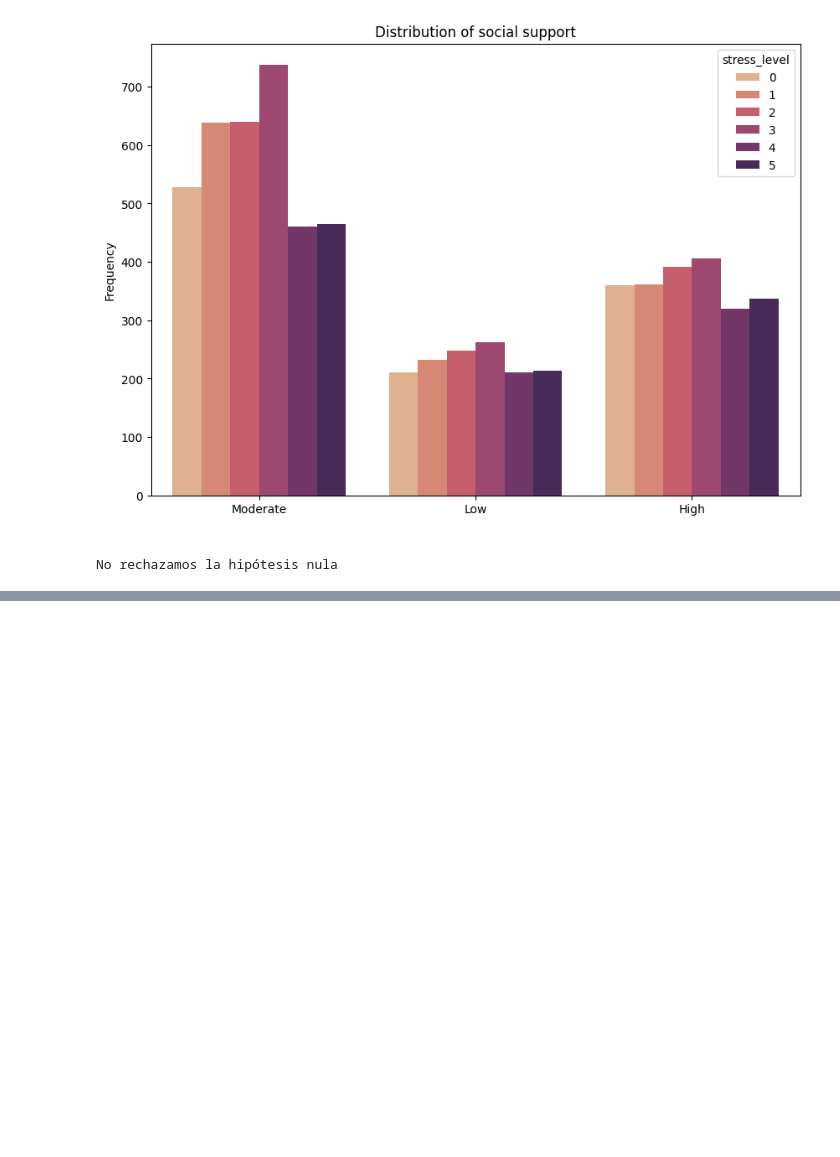
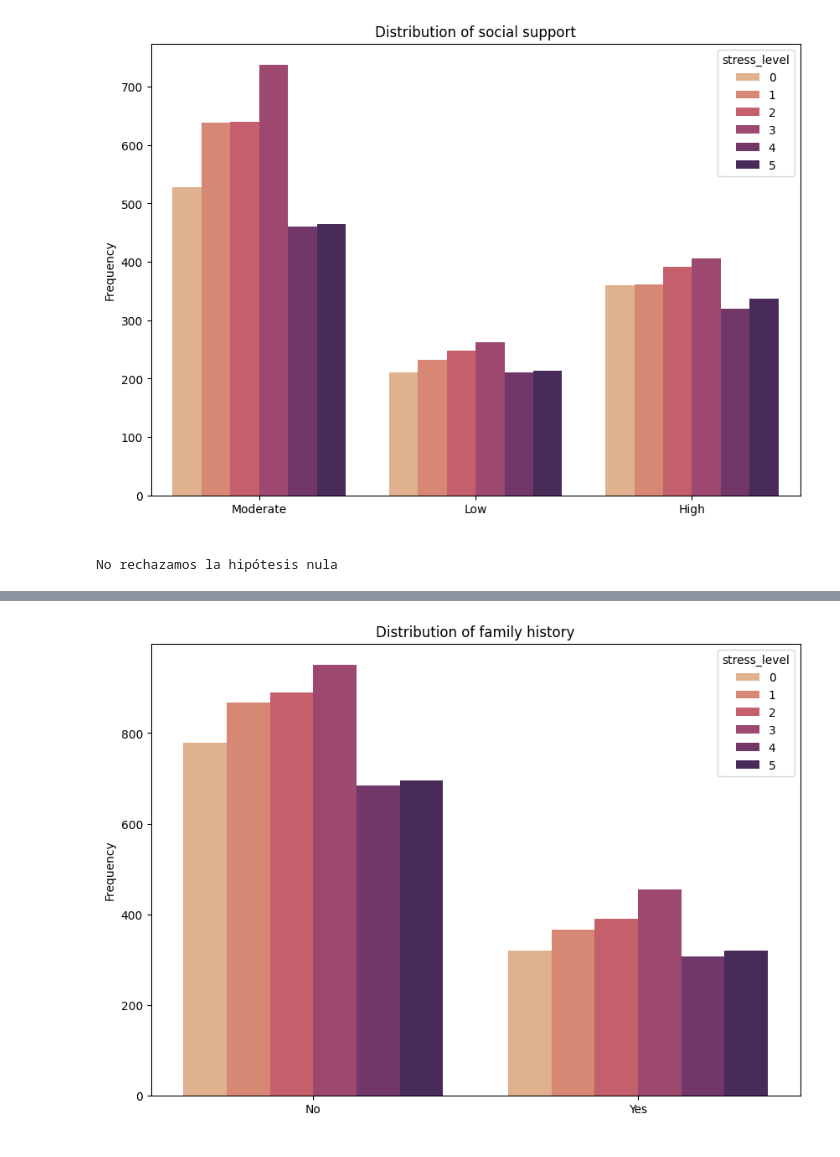
Before and after one commit to emmawv/EDA, a Jupyter notebook: src/EDA.ipynb, the cells around one changed output, grey strips where cells are left out. Drawn from its saved outputs; the diff is of its cells as text; code cells hidden in the pictures; blank space fills up the shorter version.

```diff
--- a/src/EDA.ipynb
+++ b/src/EDA.ipynb
@@ -721,0 +805,9 @@ De esto se puede ver que si es un factor determinante en estudiantes el nivel de
+# %%
+plt.figure(figsize=(10, 7))
+sns.countplot(x="family_history", data=data_students, palette = 'flare', hue="stress_level")
+plt.title('Distribution of family history')
+plt.xlabel(' ')
+plt.ylabel('Frequency')
+plt.show()
+# %% [output]
+[figure, added]
```
Also changed, not shown: parts of 19 cells of this notebook.
